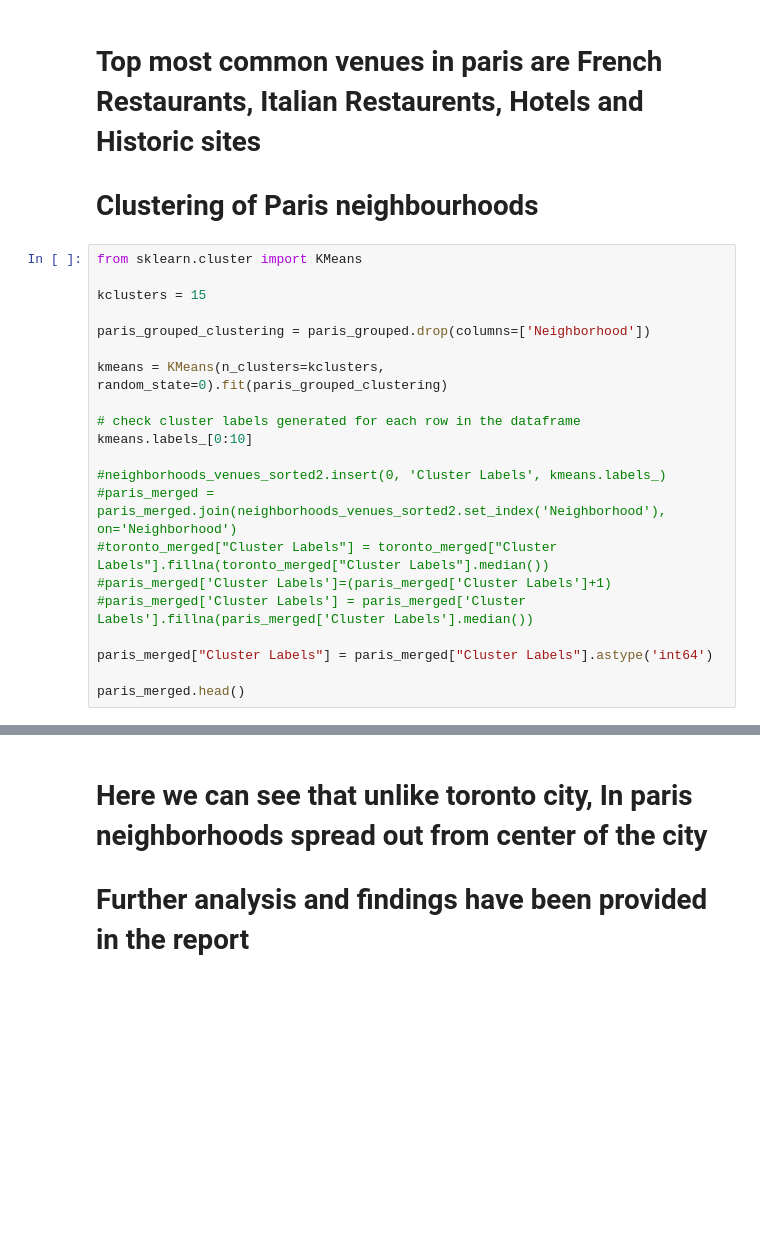
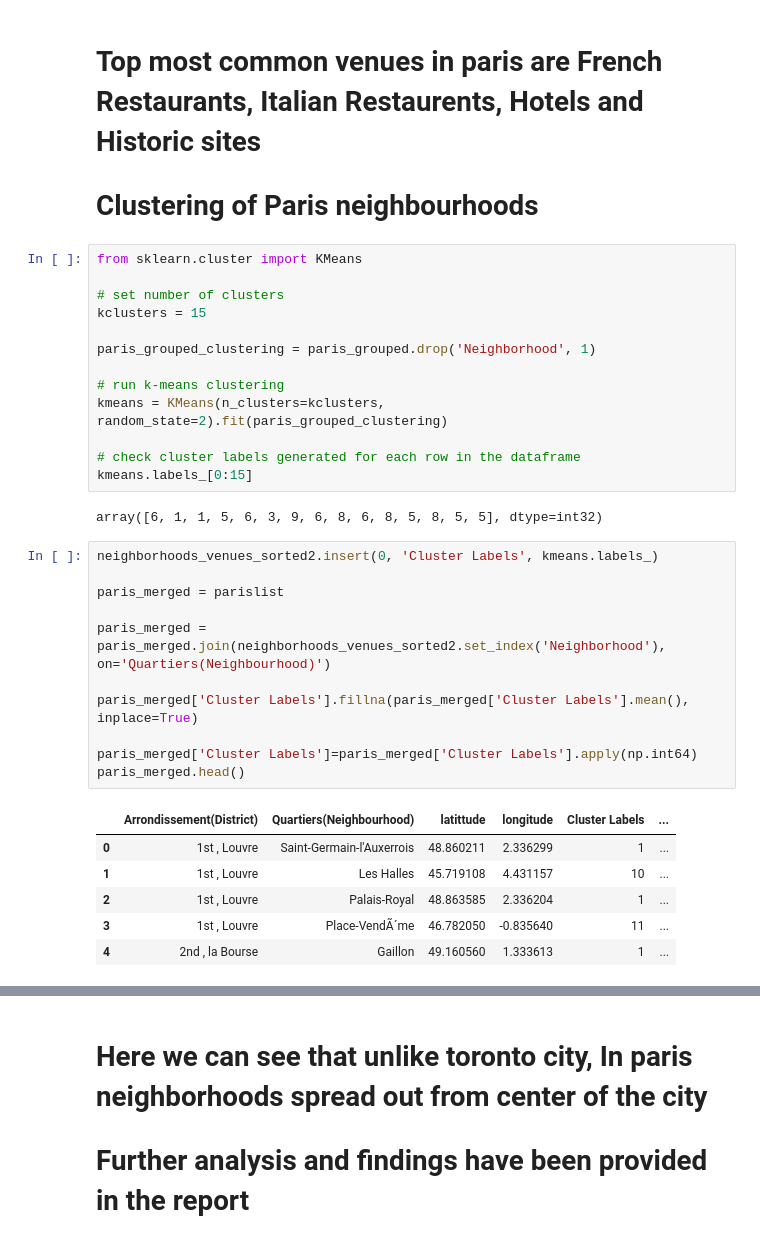
Before and after one commit to sriharshakb/Coursera_Capstone, a Jupyter notebook: final capstone.ipynb, the cells around one changed output, grey strips where cells are left out. Saved outputs shown, nothing was run; the diff lists cells and outputs as text; blank space fills up the shorter version.

```diff
--- a/final capstone.ipynb
+++ b/final capstone.ipynb
@@ -514,24 +646,36 @@ neighborhoods_venues_sorted2['3rd Most Common Venue'].value_counts().nlargest(5)
 # %%
 from sklearn.cluster import KMeans
 
+# set number of clusters
 kclusters = 15
 
-paris_grouped_clustering = paris_grouped.drop(columns=['Neighborhood'])
+paris_grouped_clustering = paris_grouped.drop('Neighborhood', 1)
 
-kmeans = KMeans(n_clusters=kclusters, random_state=0).fit(paris_grouped_clustering)
+# run k-means clustering
+kmeans = KMeans(n_clusters=kclusters, random_state=2).fit(paris_grouped_clustering)
 
 # check cluster labels generated for each row in the dataframe
-kmeans.labels_[0:10]
-
-#neighborhoods_venues_sorted2.insert(0, 'Cluster Labels', kmeans.labels_)
-#paris_merged = paris_merged.join(neighborhoods_venues_sorted2.set_index('Neighborhood'), on='Neighborhood')
-#toronto_merged["Cluster Labels"] = toronto_merged["Cluster Labels"].fillna(toronto_merged["Cluster Labels"].median())
-#paris_merged['Cluster Labels']=(paris_merged['Cluster Labels']+1)
-#paris_merged['Cluster Labels'] = paris_merged['Cluster Labels'].fillna(paris_merged['Cluster Labels'].median())
-
-paris_merged["Cluster Labels"] = paris_merged["Cluster Labels"].astype('int64')
-
-paris_merged.head()
+kmeans.labels_[0:15]
+# %% [output]
+array([6, 1, 1, 5, 6, 3, 9, 6, 8, 6, 8, 5, 8, 5, 5], dtype=int32)
+# %%
+neighborhoods_venues_sorted2.insert(0, 'Cluster Labels', kmeans.labels_)
+
+paris_merged = parislist
+
+paris_merged = paris_merged.join(neighborhoods_venues_sorted2.set_index('Neighborhood'), on='Quartiers(Neighbourhood)')
+
+paris_merged['Cluster Labels'].fillna(paris_merged['Cluster Labels'].mean(), inplace=True)
+
+paris_merged['Cluster Labels']=paris_merged['Cluster Labels'].apply(np.int64)
+paris_merged.head()
+# %% [output]
+|  | Arrondissement(District) | Quartiers(Neighbourhood) | latittude | longitude | Cluster Labels | ... |
+| 0 | 1st , Louvre | Saint-Germain-l'Auxerrois | 48.860211 | 2.336299 | 1 | ... |
+| 1 | 1st , Louvre | Les Halles | 45.719108 | 4.431157 | 10 | ... |
+| 2 | 1st , Louvre | Palais-Royal | 48.863585 | 2.336204 | 1 | ... |
+| 3 | 1st , Louvre | Place-VendÃ´me | 46.782050 | -0.835640 | 11 | ... |
+| 4 | 2nd , la Bourse | Gaillon | 49.160560 | 1.333613 | 1 | ... |
 # %%
 #paris_map
 
```
Also changed, not shown: parts of 33 cells of this notebook.
